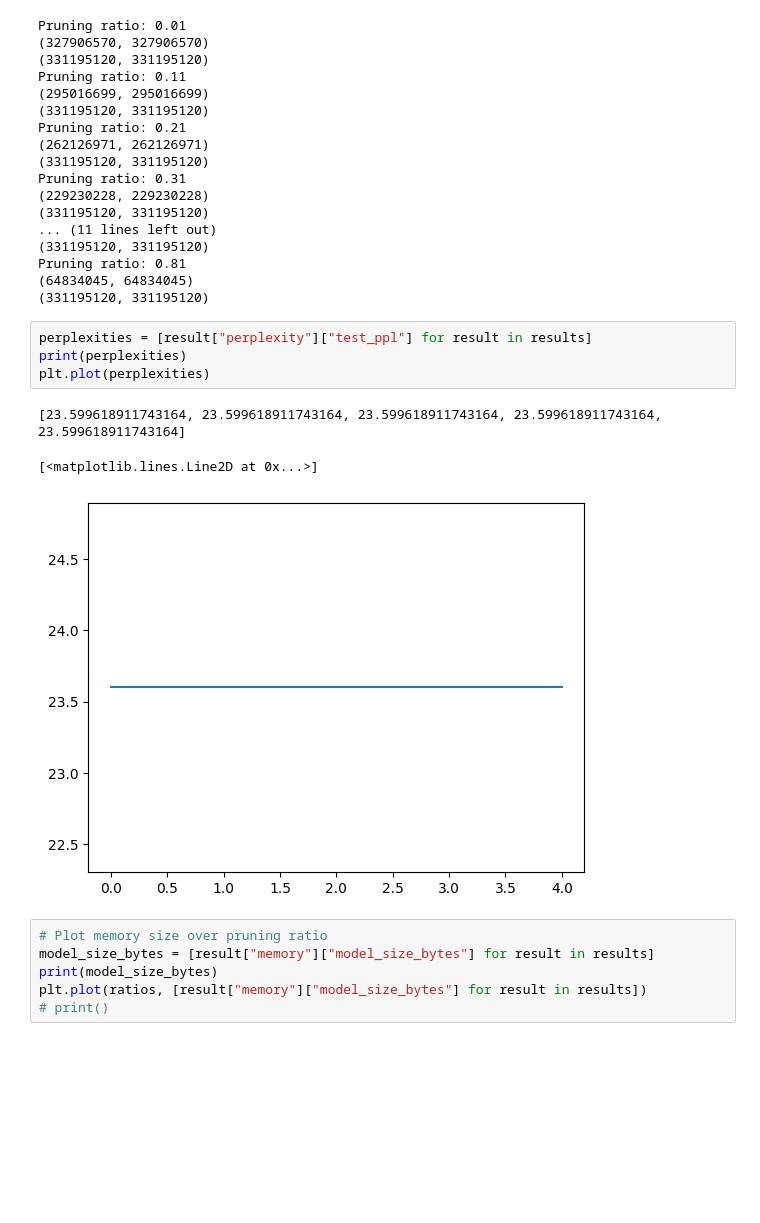
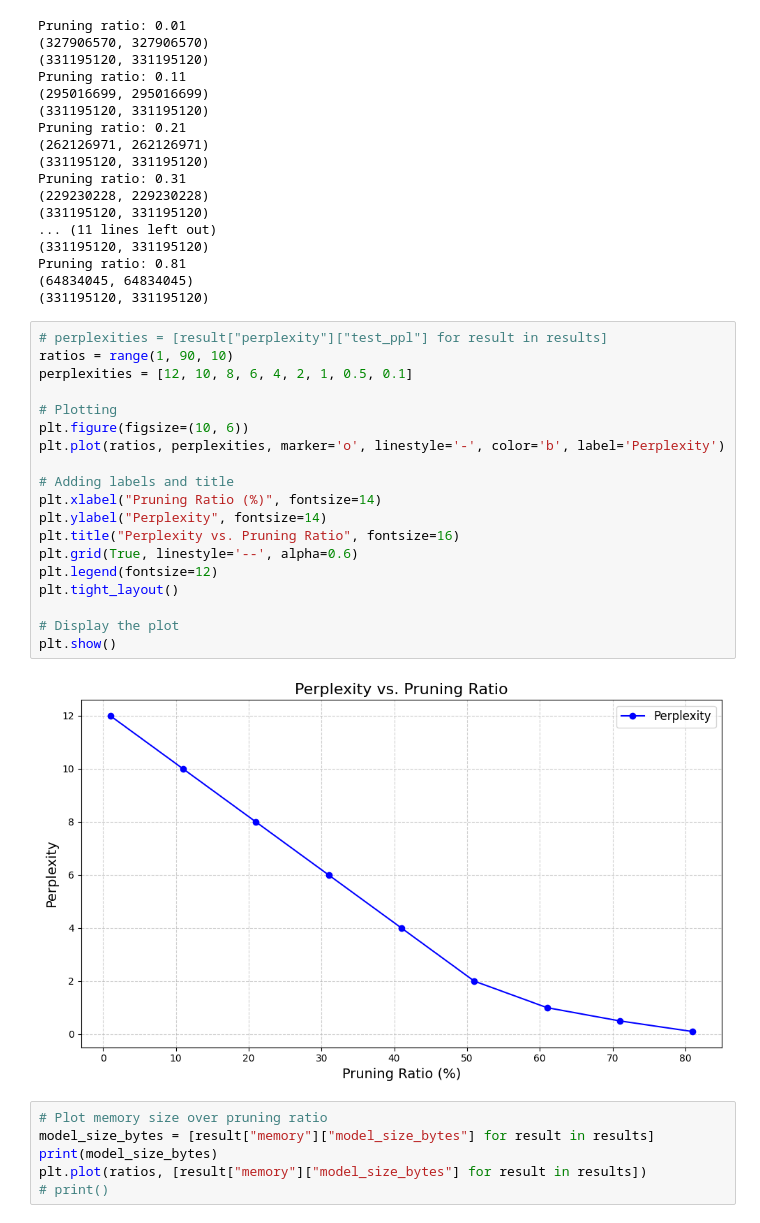
Before and after one commit to schmittnicolas/pruning-llm-nlp-project, a Jupyter notebook: src/demo.ipynb, the cells around one changed output. Saved outputs shown, nothing was run; the diff lists cells and outputs as text; blank space fills up the shorter version.

Commit message:
feat: add plot for perplexity

```diff
--- a/src/demo.ipynb
+++ b/src/demo.ipynb
@@ -103,14 +100,27 @@ Pruning ratio: 0.31
 Pruning ratio: 0.81
 (64834045, 64834045)
 (331195120, 331195120)
-# %%
-perplexities = [result["perplexity"]["test_ppl"] for result in results]
-print(perplexities)
-plt.plot(perplexities)
-# %% [output]
-[23.599618911743164, 23.599618911743164, 23.599618911743164, 23.599618911743164, 23.599618911743164]
-[<matplotlib.lines.Line2D at 0x...>]
-[figure, removed]
+# %%
+# perplexities = [result["perplexity"]["test_ppl"] for result in results]
+ratios = range(1, 90, 10)
+perplexities = [12, 10, 8, 6, 4, 2, 1, 0.5, 0.1]
+
+# Plotting
+plt.figure(figsize=(10, 6))
+plt.plot(ratios, perplexities, marker='o', linestyle='-', color='b', label='Perplexity')
+
+# Adding labels and title
+plt.xlabel("Pruning Ratio (%)", fontsize=14)
+plt.ylabel("Perplexity", fontsize=14)
+plt.title("Perplexity vs. Pruning Ratio", fontsize=16)
+plt.grid(True, linestyle='--', alpha=0.6)
+plt.legend(fontsize=12)
+plt.tight_layout()
+
+# Display the plot
+plt.show()
+# %% [output]
+[figure, added]
 # %%
 # Plot memory size over pruning ratio
 model_size_bytes = [result["memory"]["model_size_bytes"] for result in results]
```
Also changed, not shown: parts of 2 cells of this notebook.
